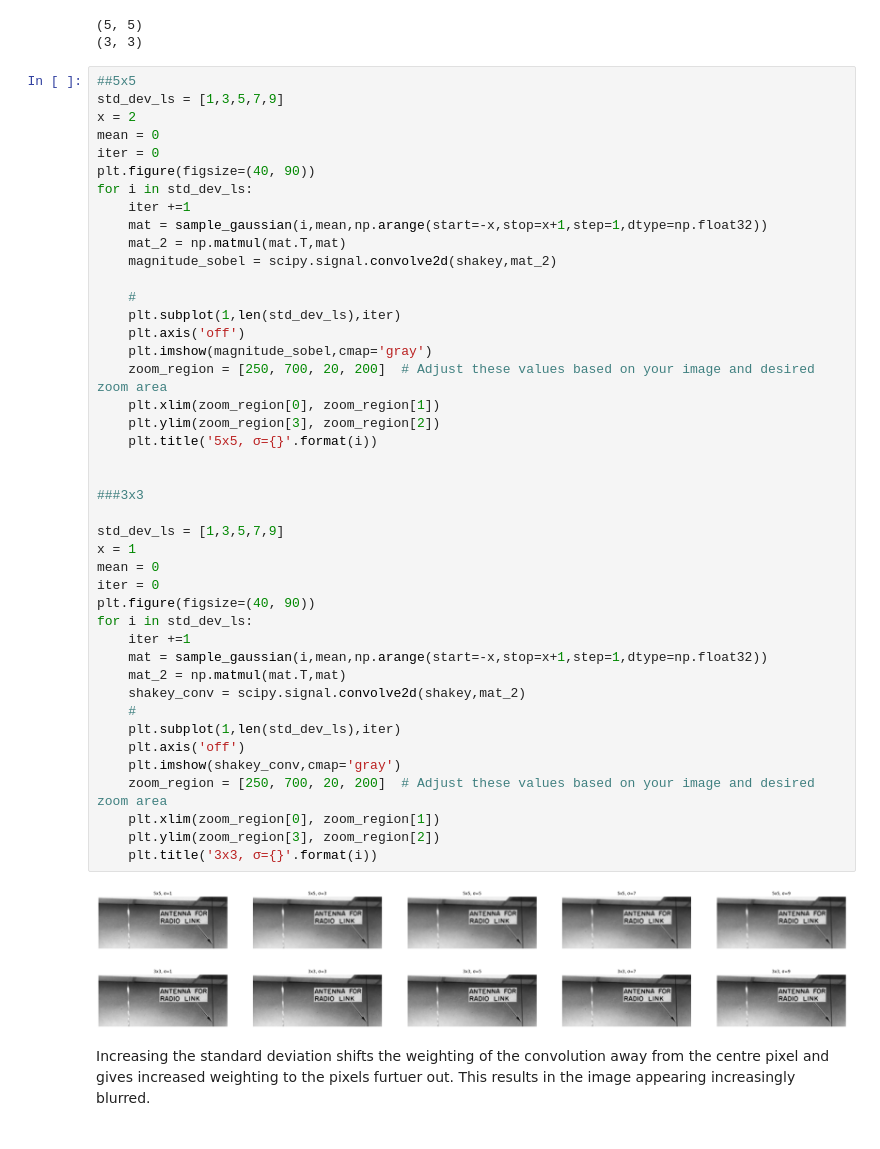
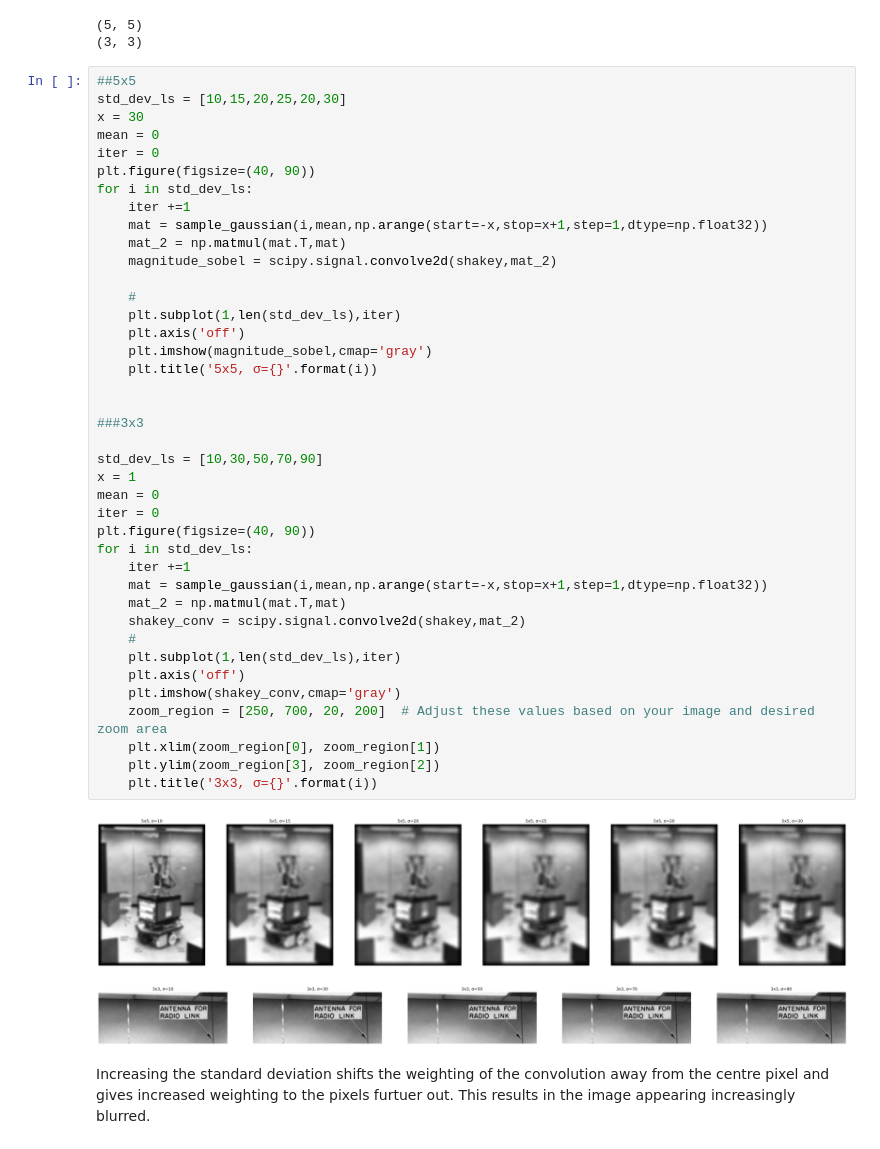
Before and after one commit to Alexandercheng-rsch/Robots-lab-, a Jupyter notebook: Lab2/lab2.ipynb, the cells around one changed output. Cells and saved outputs as stored; diff of their text form.

```diff
--- a/Lab2/lab2.ipynb
+++ b/Lab2/lab2.ipynb
@@ -155,8 +147,8 @@ print(mat_2.shape)
 (3, 3)
 # %%
 ##5x5
-std_dev_ls = [1,3,5,7,9]
-x = 2
+std_dev_ls = [10,15,20,25,20,30]
+x = 30
 mean = 0
 iter = 0
 plt.figure(figsize=(40, 90))
@@ -166,38 +158,35 @@ for i in std_dev_ls:
     mat_2 = np.matmul(mat.T,mat)
     magnitude_sobel = scipy.signal.convolve2d(shakey,mat_2)
 
     #
     plt.subplot(1,len(std_dev_ls),iter)
     plt.axis('off')
     plt.imshow(magnitude_sobel,cmap='gray')
-    zoom_region = [250, 700, 20, 200]  # Adjust these values based on your image and desired zoom area
-    plt.xlim(zoom_region[0], zoom_region[1])
-    plt.ylim(zoom_region[3], zoom_region[2])
     plt.title('5x5, σ={}'.format(i))
 
 
 ###3x3
 
-std_dev_ls = [1,3,5,7,9]
+std_dev_ls = [10,30,50,70,90]
 x = 1
 mean = 0
 iter = 0
 plt.figure(figsize=(40, 90))
 for i in std_dev_ls:
     iter +=1
     mat = sample_gaussian(i,mean,np.arange(start=-x,stop=x+1,step=1,dtype=np.float32))
     mat_2 = np.matmul(mat.T,mat)
     shakey_conv = scipy.signal.convolve2d(shakey,mat_2)
     #
     plt.subplot(1,len(std_dev_ls),iter)
     plt.axis('off')
     plt.imshow(shakey_conv,cmap='gray')
     zoom_region = [250, 700, 20, 200]  # Adjust these values based on your image and desired zoom area
     plt.xlim(zoom_region[0], zoom_region[1])
     plt.ylim(zoom_region[3], zoom_region[2])
     plt.title('3x3, σ={}'.format(i))
 # %% [output]
-[figure, old version]
+[figure, new version]
 [figure]
 # %% [markdown]
 Increasing the standard deviation shifts the weighting of the convolution away from the centre pixel and gives increased weighting to the pixels furtuer out. This results in the image appearing increasingly blurred.
```
Also changed, not shown: parts of 4 cells of this notebook.
